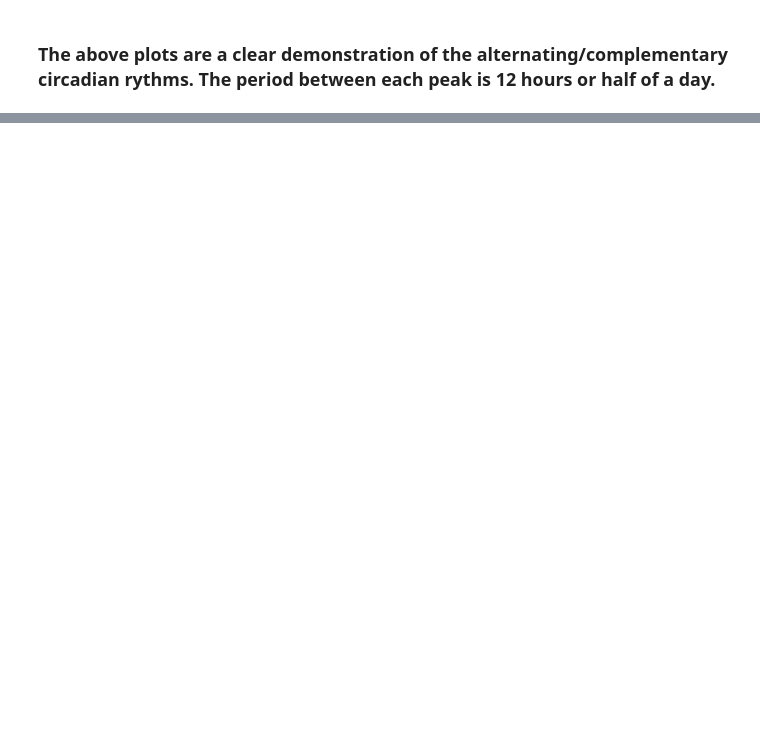
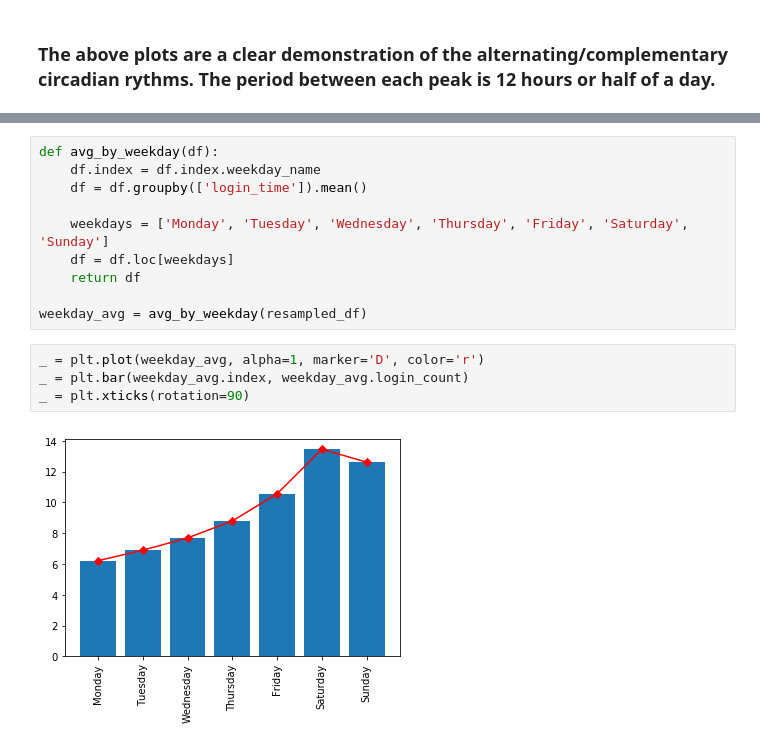
Before and after one commit to AHalarewicz/UltimateDataScienceChallenge, a Jupyter notebook: notebooks/part_1_EDA.ipynb, the cells around one changed output, grey strips where cells are left out. Drawn from its saved outputs; the diff is of its cells as text; blank space fills up the shorter version.

```diff
--- a/notebooks/part_1_EDA.ipynb
+++ b/notebooks/part_1_EDA.ipynb
@@ -294,0 +289,16 @@ _ = plt.title('Count of Logins over 15 minute intervals')
+# %%
+def avg_by_weekday(df):
+    df.index = df.index.weekday_name
+    df = df.groupby(['login_time']).mean()
+
+    weekdays = ['Monday', 'Tuesday', 'Wednesday', 'Thursday', 'Friday', 'Saturday', 'Sunday']
+    df = df.loc[weekdays]
+    return df
+
+weekday_avg = avg_by_weekday(resampled_df)
+# %%
+_ = plt.plot(weekday_avg, alpha=1, marker='D', color='r')
+_ = plt.bar(weekday_avg.index, weekday_avg.login_count)
+_ = plt.xticks(rotation=90)
+# %% [output]
+[figure, added]
```
Also changed, not shown: parts of 22 cells of this notebook.
